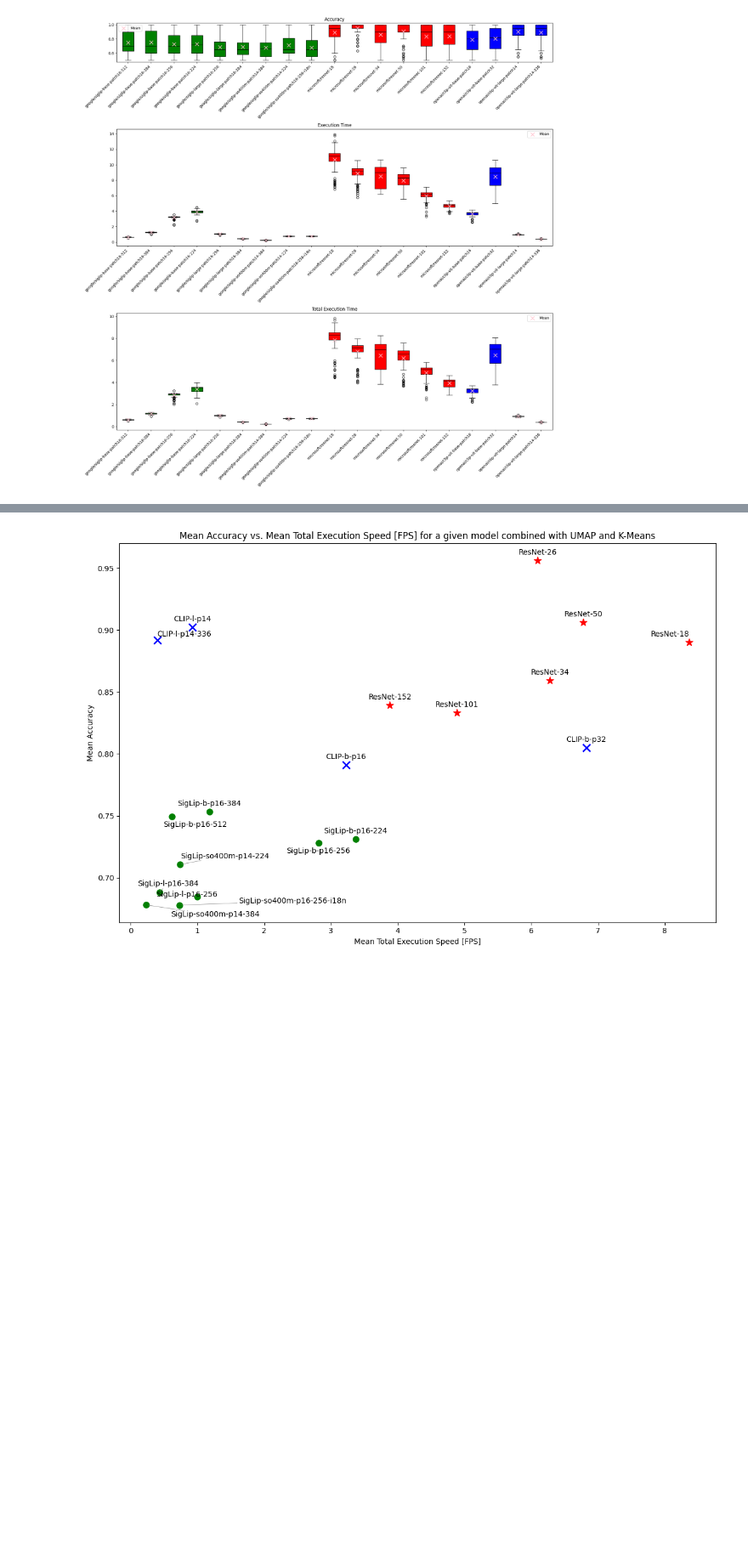
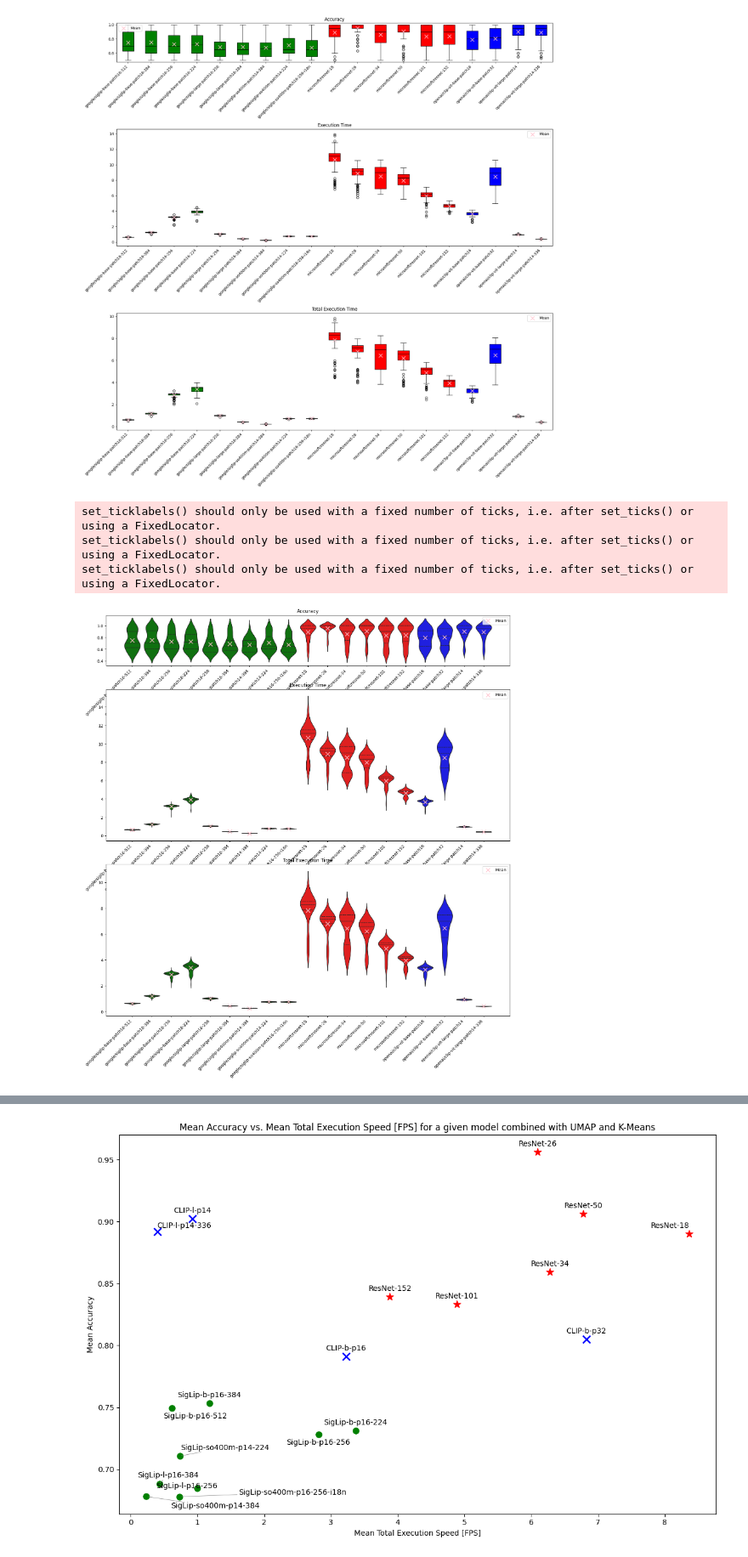
Before and after one commit to szymonkulpinski/colab_notebooks, a Jupyter notebook: teams_clustering.ipynb, the cells around one changed output, grey strips where cells are left out. Shown at 85% size. Cells and saved outputs as stored; diff of their text form; code cells hidden in the pictures; blank space fills up the shorter version.

Commit message:
with violin and jiter plots

```diff
--- a/teams_clustering.ipynb
+++ b/teams_clustering.ipynb
@@ -434,3 +434,66 @@ plt.tight_layout()
 plt.show()
 # %% [output]
 [figure]
+# %%
+import matplotlib.pyplot as plt
+import seaborn as sns
+import numpy as np
+
+# Create a figure and axes for the plots
+fig, axes = plt.subplots(3, 1, figsize=(18, 18), gridspec_kw={'height_ratios': [1, 3, 3]})
+
+# Method names and corresponding colors
+method_names = model_name_list
+method_types = ['siglip' if 'siglip' in name else 'resnet' if 'resnet' in name else 'clip' for name in method_names]
+colors = ['g' if 'siglip' in name else 'r' if 'resnet' in name else 'b' for name in method_names]
+
+# --- Accuracy ---
+# Boxplot with jitter
+# sns.boxplot(data=accuracy_array, ax=axes[0], palette=colors, showfliers=False)  # showfliers=False to hide outliers
+# sns.stripplot(data=accuracy_array, ax=axes[0], jitter=True, color='black', size=3, alpha=0.5)  # Add jitter points
+# Violin plot
+sns.violinplot(data=accuracy_array, ax=axes[0], palette=colors, inner="quartile") # showfliers=False to hide outliers
+
+axes[0].set_title('Accuracy')
+axes[0].set_xticklabels(method_names, rotation=45, ha='right')
+
+
+# --- Execution Time ---
+# Boxplot with jitter
+# sns.boxplot(data=1/exec_time_array, ax=axes[1], palette=colors, showfliers=False)
+# sns.stripplot(data=1/exec_time_array, ax=axes[1], jitter=True, color='black', size=3, alpha=0.5)
+# Violin plot
+sns.violinplot(data=1/exec_time_array, ax=axes[1], palette=colors, inner="quartile") # showfliers=False to hide outliers
+
+axes[1].set_title('Execution Time')
+axes[1].set_xticklabels(method_names, rotation=45, ha='right')
+
+
+# --- Total Execution Time ---
+# Boxplot with jitter
+# sns.boxplot(data=1/total_exec_time_array, ax=axes[2], palette=colors, showfliers=False)
+# sns.stripplot(data=1/total_exec_time_array, ax=axes[2], jitter=True, color='black', size=3, alpha=0.5)
+# Violin plot
+sns.violinplot(data=1/total_exec_time_array, ax=axes[2], palette=colors, inner="quartile") # showfliers=False to hide outliers
+
+
+axes[2].set_title('Total Execution Time')
+axes[2].set_xticklabels(method_names, rotation=45, ha='right')
+
+# Calculate and plot average values for Accuracy
+means_acc = np.mean(accuracy_array, axis=0)
+axes[0].scatter(np.arange(0, len(method_names)), means_acc, marker='x', color='pink', s=100, label='Mean', zorder=10)
+# Calculate and plot average values for Execution Time
+means_exec = np.mean(1/exec_time_array, axis=0)
+axes[1].scatter(np.arange(0, len(method_names)), means_exec, marker='x', color='pink', s=100, label='Mean', zorder=10)
+# Calculate and plot average values for Total Execution Time
+means_total_exec = np.mean(1/total_exec_time_array, axis=0)
+axes[2].scatter(np.arange(0, len(method_names)), means_total_exec, marker='x', color='pink', s=100, label='Mean', zorder=10)
+
+for ax in axes:
+  ax.legend()
+# %% [output]
+set_ticklabels() should only be used with a fixed number of ticks, i.e. after set_ticks() or using a FixedLocator.
+set_ticklabels() should only be used with a fixed number of ticks, i.e. after set_ticks() or using a FixedLocator.
+set_ticklabels() should only be used with a fixed number of ticks, i.e. after set_ticks() or using a FixedLocator.
+[figure, added]
```
Also changed, not shown: parts of 1 cell of this notebook.
